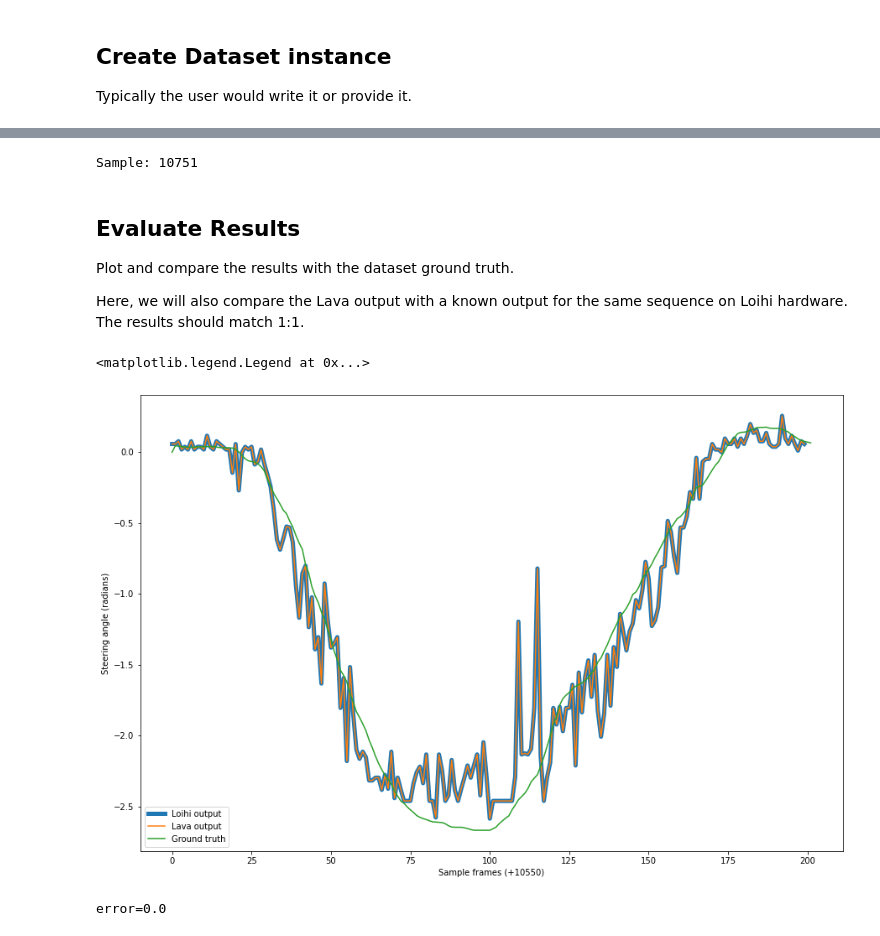
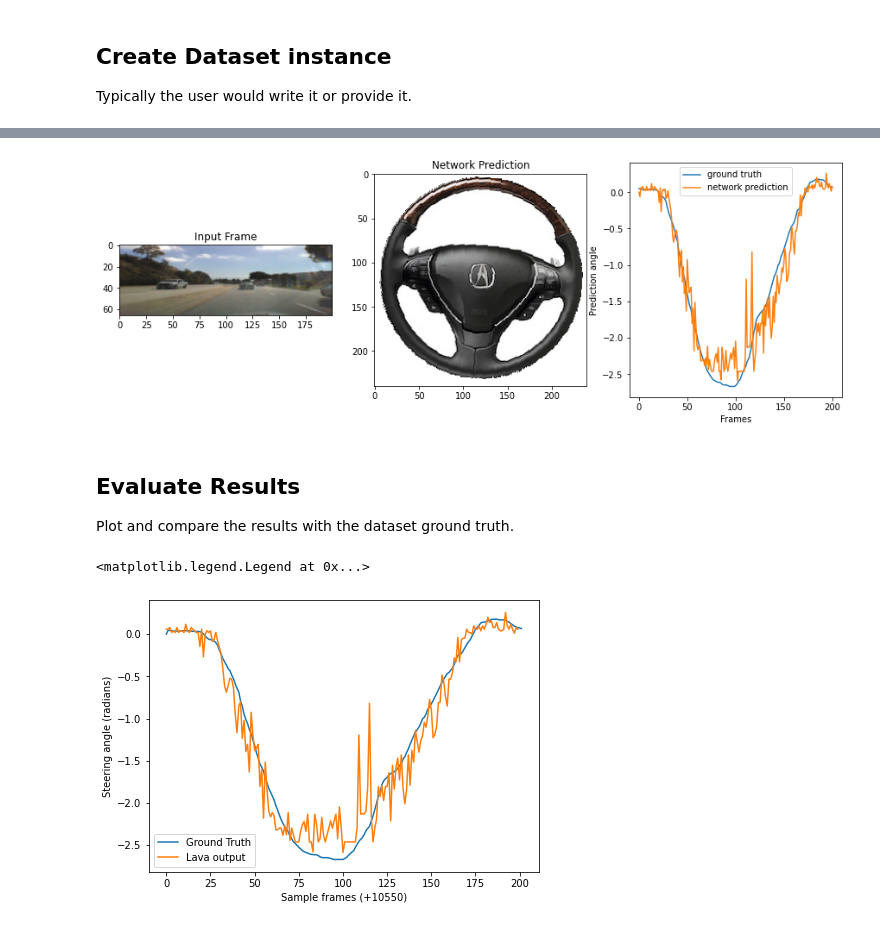
Before and after one commit to lava-nc/lava-dl, a Jupyter notebook: tutorials/lava/lib/dl/netx/pilotnet_snn/run.ipynb, the cells around one changed output, grey strips where cells are left out. Saved outputs shown, nothing was run; the diff lists cells and outputs as text; code cells hidden in the pictures.

```diff
--- a/tutorials/lava/lib/dl/netx/pilotnet_snn/run.ipynb
+++ b/tutorials/lava/lib/dl/netx/pilotnet_snn/run.ipynb
@@ -60,7 +109,7 @@ Dense : Process_27, shape : (1,)
 # %%
 num_samples = 201
-steps_per_sample = 16
-readout_offset = (steps_per_sample - 1) + len(net.layers)
+steps_per_sample = net.reset_interval
+readout_offset = len(net) + 2
 num_steps = num_samples * steps_per_sample + 1
 # %% [markdown]
 ## Create Dataset instance
@@ -126,0 +146,2 @@ class CustomRunConfig(Loihi1SimCfg):
+# %%
+net.in_layer.neuron.du.init = -1  # Make current state persistent
@@ -126,0 +184,6 @@ class CustomRunConfig(Loihi1SimCfg):
+# %%
+monitor = PilotNetMonitor(shape=net.inp.shape,
+                          transform=net.in_layer.transform,
+                          interval=steps_per_sample)
+gt_logger = io.sink.RingBuffer(shape=(1,), buffer=num_steps)
+output_logger = io.sink.RingBuffer(shape=net.out.shape, buffer=num_steps)
@@ -127,13 +212,16 @@ class CustomRunConfig(Loihi1SimCfg):
 # %%
-run_config = CustomRunConfig(select_tag='fixed_pt')
+if loihi2_is_available:
+    run_config = Loihi2HwCfg(exception_proc_model_map=loihi2hw_exception_map)
+else:
+    run_config = Loihi2SimCfg(select_tag='fixed_pt',
+                              exception_proc_model_map=loihi2sim_exception_map)
 net.run(condition=RunSteps(num_steps=num_steps), run_cfg=run_config)
-results = output_logger.data.get().flatten()
+output = output_logger.data.get().flatten()
 gts = gt_logger.data.get().flatten()[::steps_per_sample]
 net.stop()
+result = output[readout_offset::steps_per_sample]
 # %% [output]
-Sample: 10751
+[figure, added]
 # %% [markdown]
 ## Evaluate Results
 Plot and compare the results with the dataset ground truth.
-
-Here, we will also compare the Lava output with a known output for the same sequence on Loihi hardware. The results should match 1:1.
@@ -144,16 +228,10 @@ loihi = np.load('3x3pred.npy')
 # %%
-plt.figure(figsize=(15, 10))
-plt.plot(loihi, linewidth=5, label='Loihi output')
-plt.plot(results, label='Lava output')
-plt.plot(gts, label='Ground truth')
-plt.xlabel(f'Sample frames (+{full_set.sample_offset})')
+plt.figure(figsize=(7, 5))
+plt.plot(np.array(gts), label='Ground Truth')
+plt.plot(result[1:].flatten(), label='Lava output')
+plt.xlabel(f'Sample frames (+10550)')
 plt.ylabel('Steering angle (radians)')
 plt.legend()
 # %% [output]
 <matplotlib.legend.Legend at 0x...>
-[figure, old version]
+[figure, new version]
-# %%
-error = np.sum((loihi - results)**2)
-print(f'{error=}')
-# %% [output]
-error=0.0
```
Also changed, not shown: parts of 29 cells of this notebook, 16 other files.
